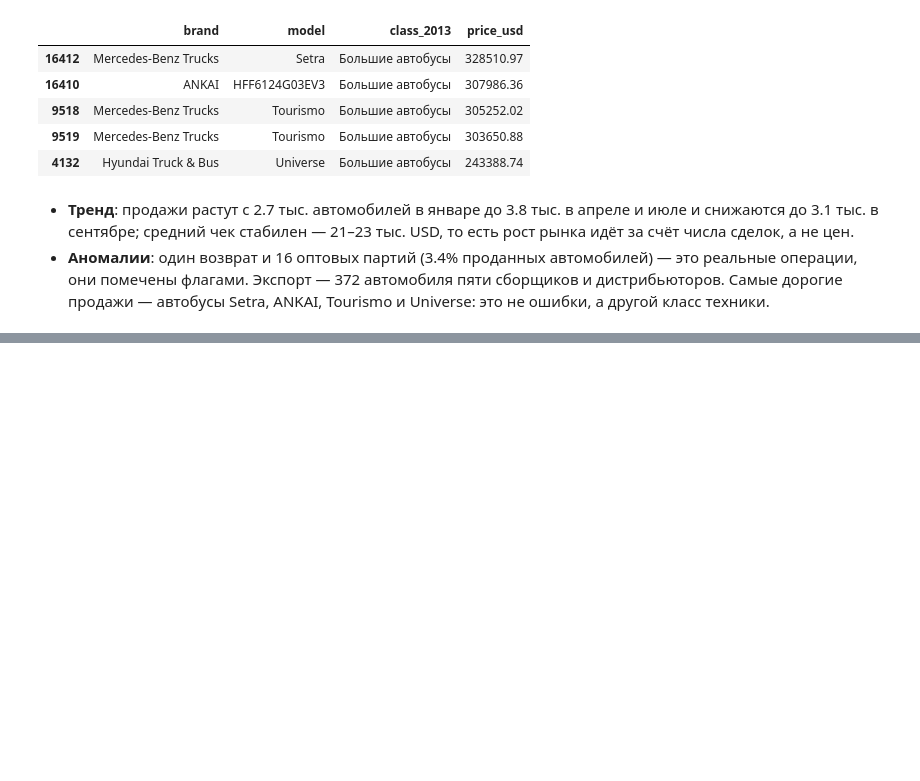
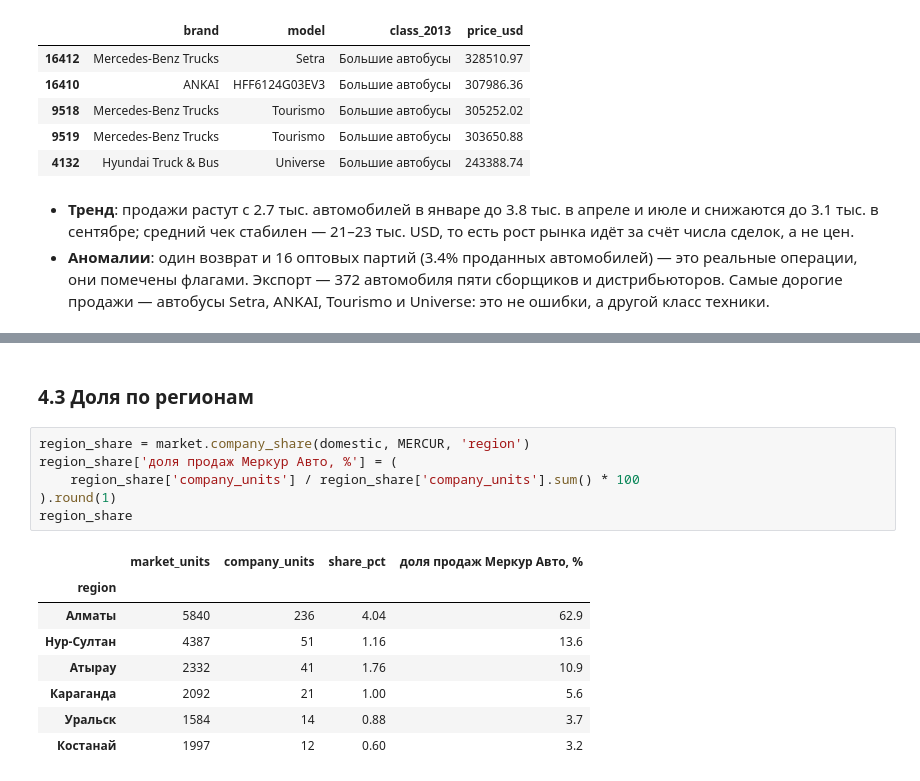
Before and after one commit to radif-ru/kz-auto-market, a Jupyter notebook: notebooks/kz-auto-market.ipynb, the cells around one changed output, grey strips where cells are left out. Drawn from its saved outputs; the diff is of its cells as text; blank space fills up the shorter version.

```diff
--- a/notebooks/kz-auto-market.ipynb
+++ b/notebooks/kz-auto-market.ipynb
@@ -766,0 +871,17 @@ data.nlargest(5, 'price_usd')[['brand', 'model', 'class_2013', 'price_usd']]
+# %% [markdown]
+### 4.3 Доля по регионам
+# %%
+region_share = market.company_share(domestic, MERCUR, 'region')
+region_share['доля продаж Меркур Авто, %'] = (
+    region_share['company_units'] / region_share['company_units'].sum() * 100
+).round(1)
+region_share
+# %% [output]
+|  | market_units | company_units | share_pct | доля продаж Меркур Авто, % |
+| region |  |  |  |  |
+| Алматы | 5840 | 236 | 4.04 | 62.9 |
+| Нур-Султан | 4387 | 51 | 1.16 | 13.6 |
+| Атырау | 2332 | 41 | 1.76 | 10.9 |
+| Караганда | 2092 | 21 | 1.00 | 5.6 |
+| Уральск | 1584 | 14 | 0.88 | 3.7 |
+| Костанай | 1997 | 12 | 0.60 | 3.2 |
```
Also changed, not shown: parts of 10 cells of this notebook.
